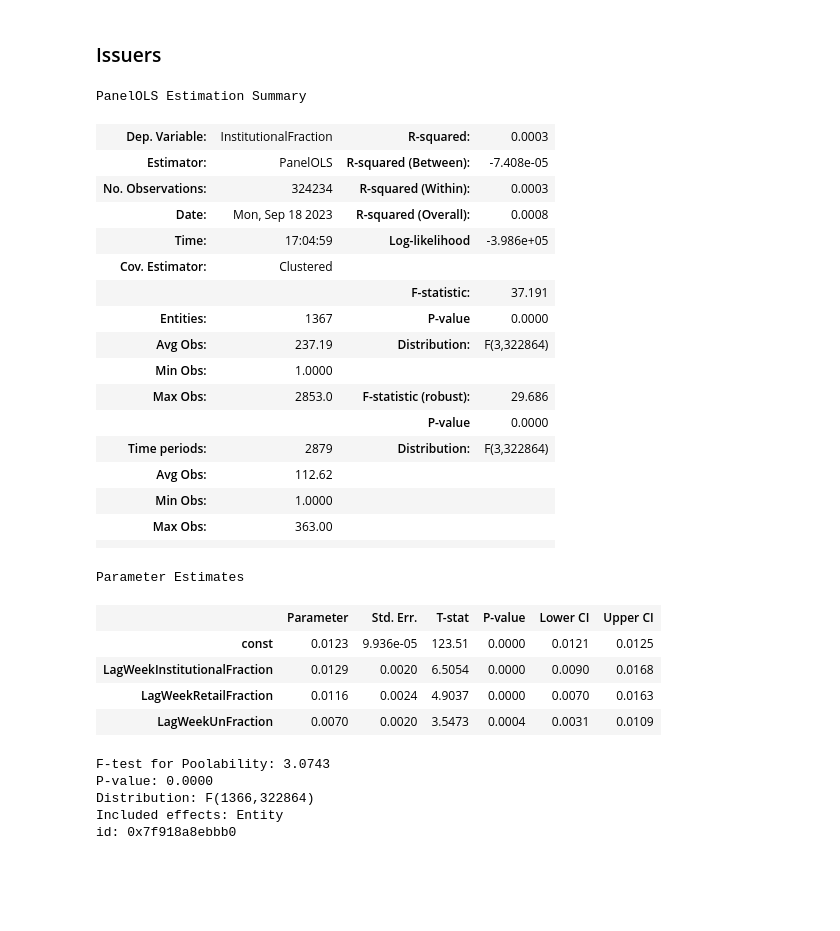
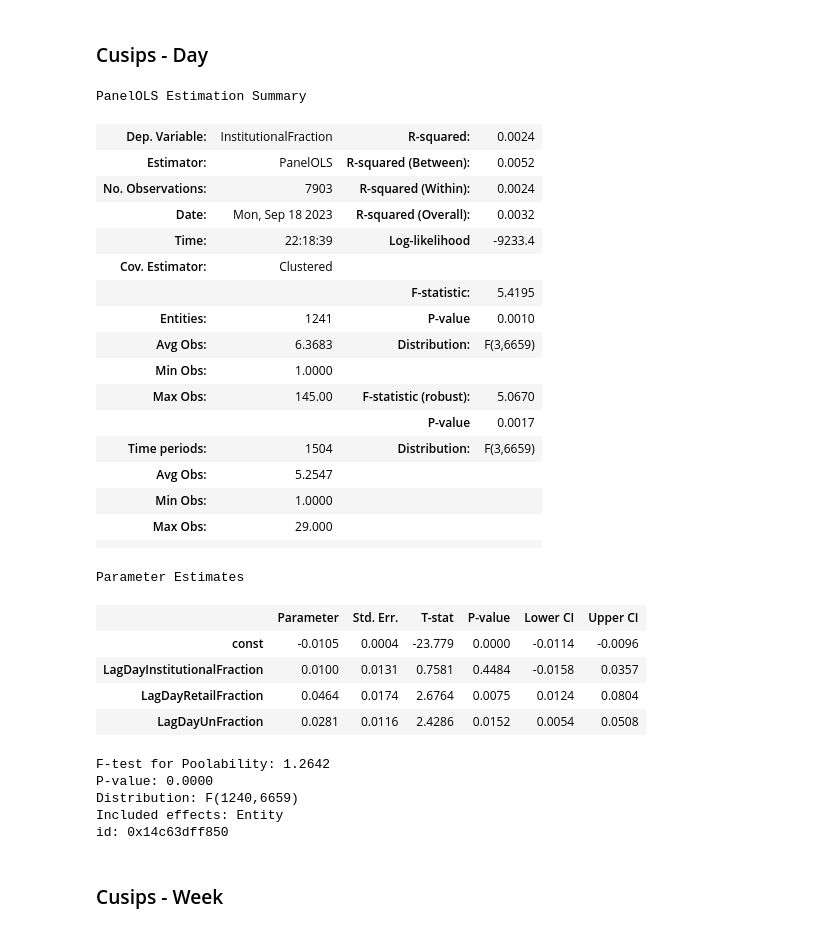
Before and after one commit to sonqo/msc-data-science, a Jupyter notebook: 0-thesis/herding/regression-fractions.ipynb, the cells around one changed output. Cells and saved outputs as stored; diff of their text form; code cells hidden in the pictures; blank space fills up the shorter version.

```diff
--- a/0-thesis/herding/regression-fractions.ipynb
+++ b/0-thesis/herding/regression-fractions.ipynb
@@ -5,41 +4,44 @@ from linearmodels import PooledOLS
 from linearmodels.panel import PanelOLS
 # %% [markdown]
-### Issuers
+### Cusips - Day
 # %%
-df = pd.read_csv('source/fractions.csv', index_col=['IssuerId', 'TrdExctnDt'], parse_dates=['TrdExctnDt'])
+# entity MUST be placed first in index, NOT DATE!
+df = pd.read_csv('source/fractions-cusips.csv', index_col=['CusipId', 'TrdExctnDt'], parse_dates=['TrdExctnDt'])
 
-pooled_x = sm.add_constant(df[['LagWeekInstitutionalFraction', 'LagWeekRetailFraction', 'LagWeekUnFraction']])
+pooled_x = sm.add_constant(df[['LagDayInstitutionalFraction', 'LagDayRetailFraction', 'LagDayUnFraction']])
 pooled_y = df['InstitutionalFraction']
 pooled_olsr_model = PanelOLS(dependent=pooled_y, exog=pooled_x, entity_effects=True)
 pooled_olsr_model.fit(cov_type='clustered', cluster_entity=True)
 # %% [output]
 PanelOLS Estimation Summary
-| Dep. Variable: | InstitutionalFraction | R-squared: | 0.0003 |
-| Estimator: | PanelOLS | R-squared (Between): | -7.408e-05 |
-| No. Observations: | 324234 | R-squared (Within): | 0.0003 |
-| Date: | Mon, Sep 18 2023 | R-squared (Overall): | 0.0008 |
-| Time: | 17:04:59 | Log-likelihood | -3.986e+05 |
+| Dep. Variable: | InstitutionalFraction | R-squared: | 0.0024 |
+| Estimator: | PanelOLS | R-squared (Between): | 0.0052 |
+| No. Observations: | 7903 | R-squared (Within): | 0.0024 |
+| Date: | Mon, Sep 18 2023 | R-squared (Overall): | 0.0032 |
+| Time: | 22:18:39 | Log-likelihood | -9233.4 |
 | Cov. Estimator: | Clustered |  |  |
-|  |  | F-statistic: | 37.191 |
-| Entities: | 1367 | P-value | 0.0000 |
-| Avg Obs: | 237.19 | Distribution: | F(3,322864) |
+|  |  | F-statistic: | 5.4195 |
+| Entities: | 1241 | P-value | 0.0010 |
+| Avg Obs: | 6.3683 | Distribution: | F(3,6659) |
 | Min Obs: | 1.0000 |  |  |
-| Max Obs: | 2853.0 | F-statistic (robust): | 29.686 |
-|  |  | P-value | 0.0000 |
-| Time periods: | 2879 | Distribution: | F(3,322864) |
-| Avg Obs: | 112.62 |  |  |
+| Max Obs: | 145.00 | F-statistic (robust): | 5.0670 |
+|  |  | P-value | 0.0017 |
+| Time periods: | 1504 | Distribution: | F(3,6659) |
+| Avg Obs: | 5.2547 |  |  |
 | Min Obs: | 1.0000 |  |  |
-| Max Obs: | 363.00 |  |  |
+| Max Obs: | 29.000 |  |  |
 |  |  |  |  |
 Parameter Estimates
 |  | Parameter | Std. Err. | T-stat | P-value | Lower CI | Upper CI |
-| const | 0.0123 | 9.936e-05 | 123.51 | 0.0000 | 0.0121 | 0.0125 |
-| LagWeekInstitutionalFraction | 0.0129 | 0.0020 | 6.5054 | 0.0000 | 0.0090 | 0.0168 |
-| LagWeekRetailFraction | 0.0116 | 0.0024 | 4.9037 | 0.0000 | 0.0070 | 0.0163 |
-| LagWeekUnFraction | 0.0070 | 0.0020 | 3.5473 | 0.0004 | 0.0031 | 0.0109 |
+| const | -0.0105 | 0.0004 | -23.779 | 0.0000 | -0.0114 | -0.0096 |
+| LagDayInstitutionalFraction | 0.0100 | 0.0131 | 0.7581 | 0.4484 | -0.0158 | 0.0357 |
+| LagDayRetailFraction | 0.0464 | 0.0174 | 2.6764 | 0.0075 | 0.0124 | 0.0804 |
+| LagDayUnFraction | 0.0281 | 0.0116 | 2.4286 | 0.0152 | 0.0054 | 0.0508 |
-F-test for Poolability: 3.0743
+F-test for Poolability: 1.2642
 P-value: 0.0000
-Distribution: F(1366,322864)
+Distribution: F(1240,6659)
 Included effects: Entity
-id: 0x7f918a8ebbb0
+id: 0x14c63dff850
+# %% [markdown]
+### Cusips - Week
 # %%
```
Also changed, not shown: parts of 11 cells of this notebook, 12 other files.
